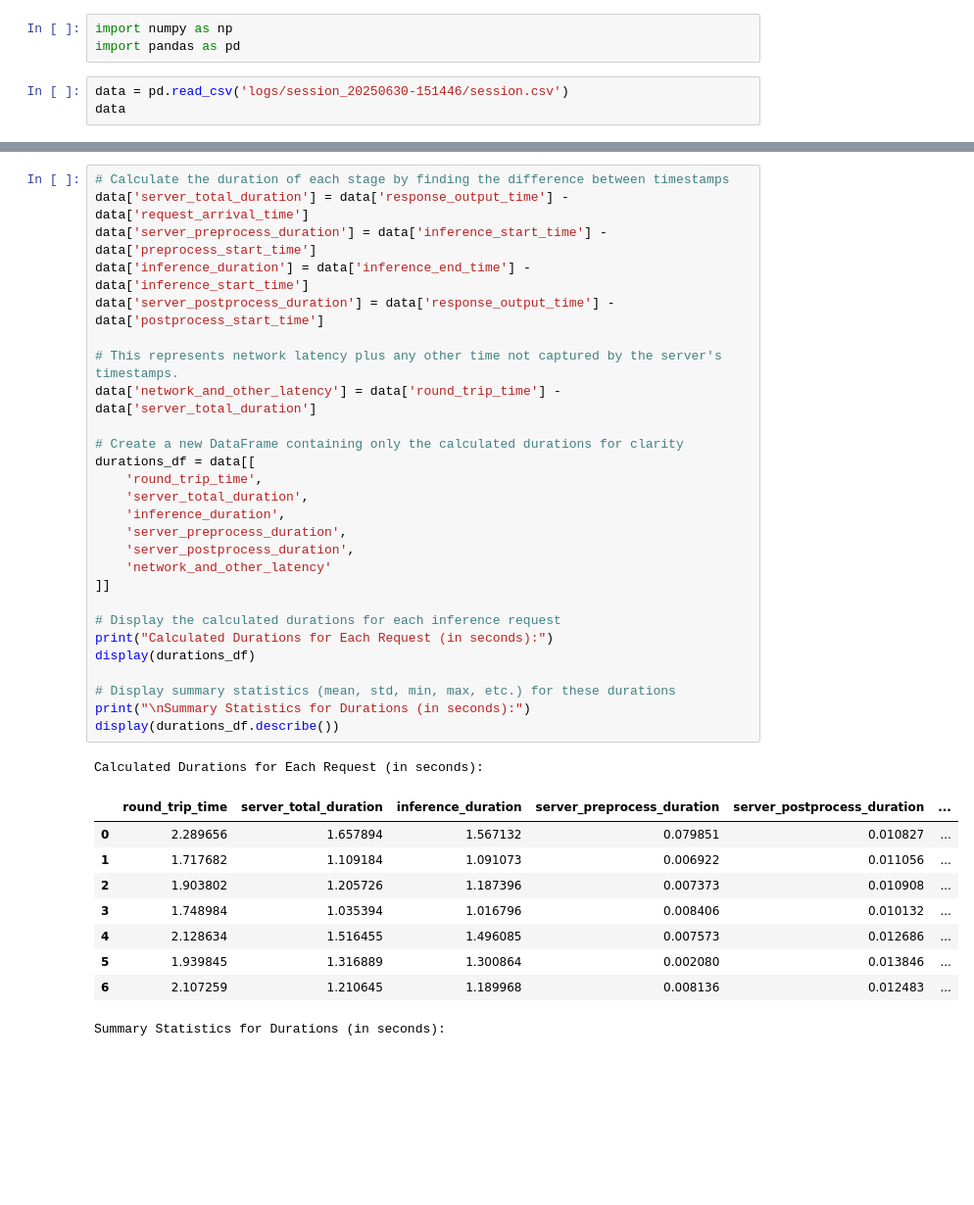
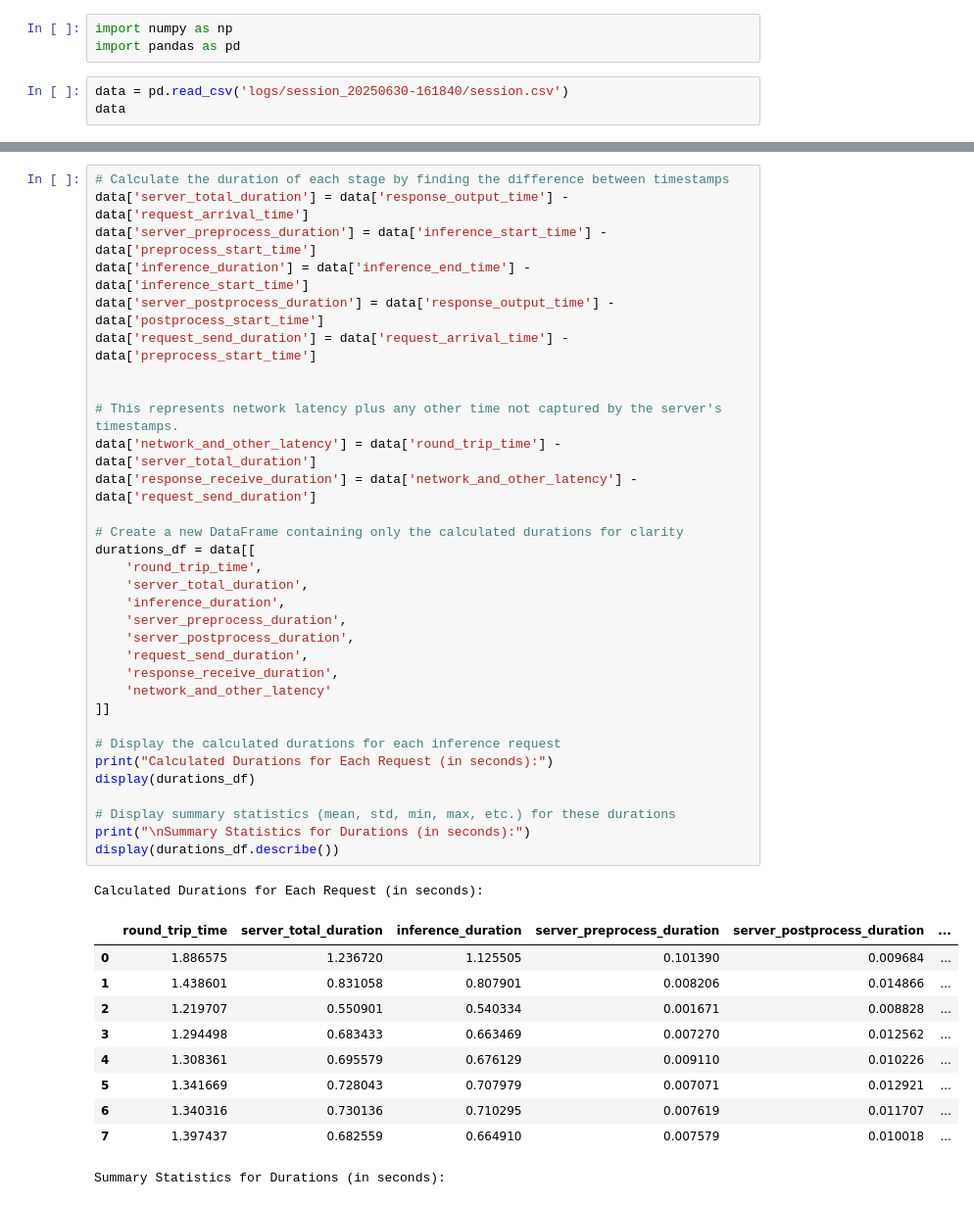
Before and after one commit to StreamMUSE/StreamMUSE-v1, a Jupyter notebook: app/tester.ipynb, the cells around one changed output, grey strips where cells are left out. Shown at 98% size. Saved outputs shown, nothing was run; the diff lists cells and outputs as text; blank space fills up the shorter version.

```diff
--- a/app/tester.ipynb
+++ b/app/tester.ipynb
@@ -2,7 +2,7 @@
 import numpy as np
 import pandas as pd
 # %%
-data = pd.read_csv('logs/session_20250630-151446/session.csv')
+data = pd.read_csv('logs/session_20250630-161840/session.csv')
 data
 # %% [output]
 |  | request_arrival_time | response_output_time | preprocess_start_time | inference_start_time | ... |
@@ -16,39 +17,45 @@ data
 # %%
 # Calculate the duration of each stage by finding the difference between timestamps
 data['server_total_duration'] = data['response_output_time'] - data['request_arrival_time']
 data['server_preprocess_duration'] = data['inference_start_time'] - data['preprocess_start_time']
 data['inference_duration'] = data['inference_end_time'] - data['inference_start_time']
 data['server_postprocess_duration'] = data['response_output_time'] - data['postprocess_start_time']
+data['request_send_duration'] = data['request_arrival_time'] - data['preprocess_start_time']
+
 
 # This represents network latency plus any other time not captured by the server's timestamps.
 data['network_and_other_latency'] = data['round_trip_time'] - data['server_total_duration']
+data['response_receive_duration'] = data['network_and_other_latency'] - data['request_send_duration']
 
 # Create a new DataFrame containing only the calculated durations for clarity
 durations_df = data[[
     'round_trip_time',
     'server_total_duration',
     'inference_duration',
     'server_preprocess_duration',
     'server_postprocess_duration',
+    'request_send_duration',
+    'response_receive_duration',
     'network_and_other_latency'
 ]]
 
 # Display the calculated durations for each inference request
 print("Calculated Durations for Each Request (in seconds):")
 display(durations_df)
 
 # Display summary statistics (mean, std, min, max, etc.) for these durations
 print("\nSummary Statistics for Durations (in seconds):")
 display(durations_df.describe())
 # %% [output]
 Calculated Durations for Each Request (in seconds):
 |  | round_trip_time | server_total_duration | inference_duration | server_preprocess_duration | server_postprocess_duration | ... |
-| 0 | 2.289656 | 1.657894 | 1.567132 | 0.079851 | 0.010827 | ... |
-| 1 | 1.717682 | 1.109184 | 1.091073 | 0.006922 | 0.011056 | ... |
-| 2 | 1.903802 | 1.205726 | 1.187396 | 0.007373 | 0.010908 | ... |
-| 3 | 1.748984 | 1.035394 | 1.016796 | 0.008406 | 0.010132 | ... |
-| 4 | 2.128634 | 1.516455 | 1.496085 | 0.007573 | 0.012686 | ... |
-| 5 | 1.939845 | 1.316889 | 1.300864 | 0.002080 | 0.013846 | ... |
-| 6 | 2.107259 | 1.210645 | 1.189968 | 0.008136 | 0.012483 | ... |
+| 0 | 1.886575 | 1.236720 | 1.125505 | 0.101390 | 0.009684 | ... |
+| 1 | 1.438601 | 0.831058 | 0.807901 | 0.008206 | 0.014866 | ... |
+| 2 | 1.219707 | 0.550901 | 0.540334 | 0.001671 | 0.008828 | ... |
+| 3 | 1.294498 | 0.683433 | 0.663469 | 0.007270 | 0.012562 | ... |
+| 4 | 1.308361 | 0.695579 | 0.676129 | 0.009110 | 0.010226 | ... |
+| 5 | 1.341669 | 0.728043 | 0.707979 | 0.007071 | 0.012921 | ... |
+| 6 | 1.340316 | 0.730136 | 0.710295 | 0.007619 | 0.011707 | ... |
+| 7 | 1.397437 | 0.682559 | 0.664910 | 0.007579 | 0.010018 | ... |
 Summary Statistics for Durations (in seconds):
 |  | round_trip_time | server_total_duration | inference_duration | server_preprocess_duration | server_postprocess_duration | ... |
```
Also changed, not shown: parts of 3 cells of this notebook, 11 other files.
